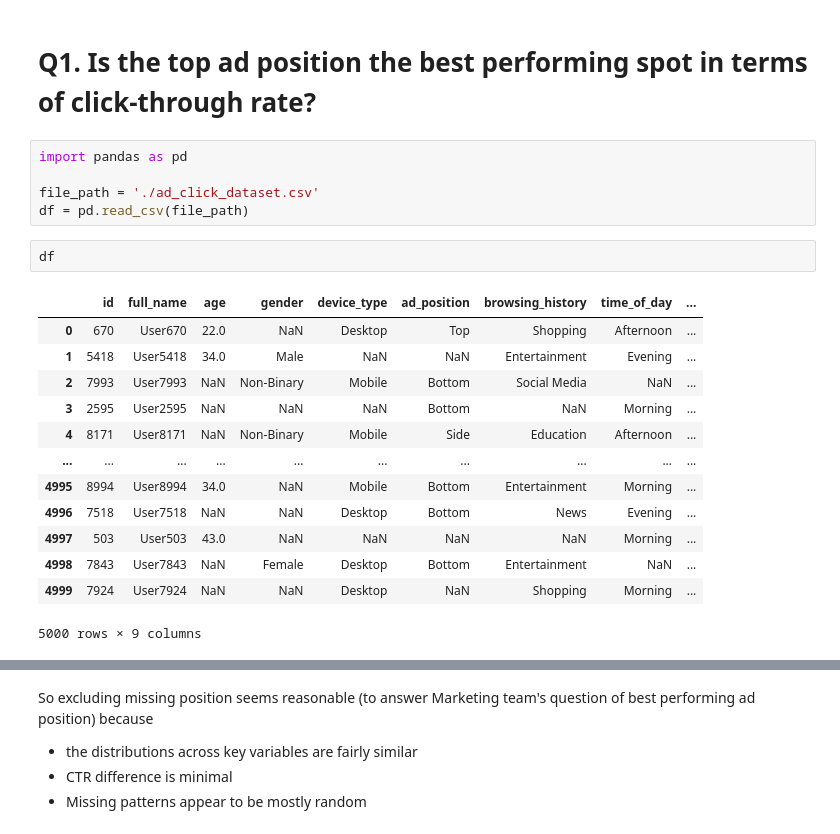
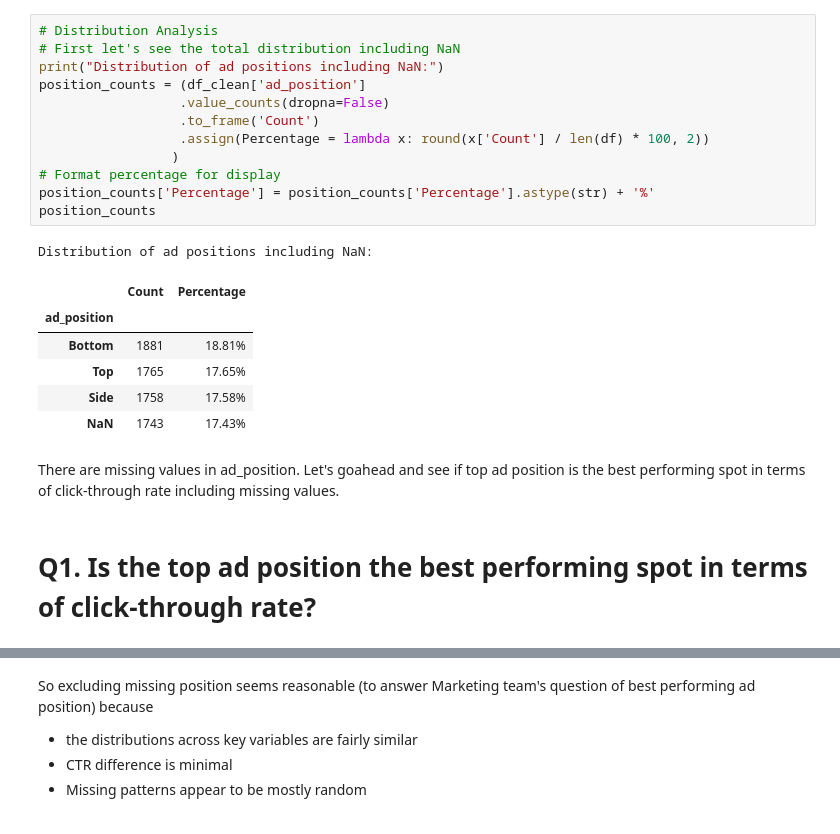
Before and after one commit to bebekim/kaggle-ad-prediction, a Jupyter notebook: mindset_challenge_alternative.ipynb, the cells around one changed output, grey strips where cells are left out. Saved outputs shown, nothing was run; the diff lists cells and outputs as text.

```diff
--- a/mindset_challenge_alternative.ipynb
+++ b/mindset_challenge_alternative.ipynb
@@ -1,23 +51,24 @@
+# %%
+# Distribution Analysis
+# First let's see the total distribution including NaN
+print("Distribution of ad positions including NaN:")
+position_counts = (df_clean['ad_position']
+                  .value_counts(dropna=False)
+                  .to_frame('Count')
+                  .assign(Percentage = lambda x: round(x['Count'] / len(df) * 100, 2))
+                 )
+# Format percentage for display
+position_counts['Percentage'] = position_counts['Percentage'].astype(str) + '%'
+position_counts
+# %% [output]
+Distribution of ad positions including NaN:
+|  | Count | Percentage |
+| ad_position |  |  |
+| Bottom | 1881 | 18.81% |
+| Top | 1765 | 17.65% |
+| Side | 1758 | 17.58% |
+| NaN | 1743 | 17.43% |
+# %% [markdown]
+There are missing values in ad_position. Let's goahead and see if top ad position is the best performing spot in terms of click-through rate including missing values.
 # %% [markdown]
 # Q1. Is the top ad position the best performing spot in terms of click-through rate?
-# %%
-import pandas as pd
-
-file_path = './ad_click_dataset.csv'
-df = pd.read_csv(file_path)
-# %%
-df
-# %% [output]
-|  | id | full_name | age | gender | device_type | ad_position | browsing_history | time_of_day | ... |
-| 0 | 670 | User670 | 22.0 | NaN | Desktop | Top | Shopping | Afternoon | ... |
-| 1 | 5418 | User5418 | 34.0 | Male | NaN | NaN | Entertainment | Evening | ... |
-| 2 | 7993 | User7993 | NaN | Non-Binary | Mobile | Bottom | Social Media | NaN | ... |
-| 3 | 2595 | User2595 | NaN | NaN | NaN | Bottom | NaN | Morning | ... |
-| 4 | 8171 | User8171 | NaN | Non-Binary | Mobile | Side | Education | Afternoon | ... |
-| ... | ... | ... | ... | ... | ... | ... | ... | ... | ... |
-| 4995 | 8994 | User8994 | 34.0 | NaN | Mobile | Bottom | Entertainment | Morning | ... |
-| 4996 | 7518 | User7518 | NaN | NaN | Desktop | Bottom | News | Evening | ... |
-| 4997 | 503 | User503 | 43.0 | NaN | NaN | NaN | NaN | Morning | ... |
-| 4998 | 7843 | User7843 | NaN | Female | Desktop | Bottom | Entertainment | NaN | ... |
-| 4999 | 7924 | User7924 | NaN | NaN | Desktop | NaN | Shopping | Morning | ... |
-5000 rows × 9 columns
```
Also changed, not shown: parts of 9 cells of this notebook.
